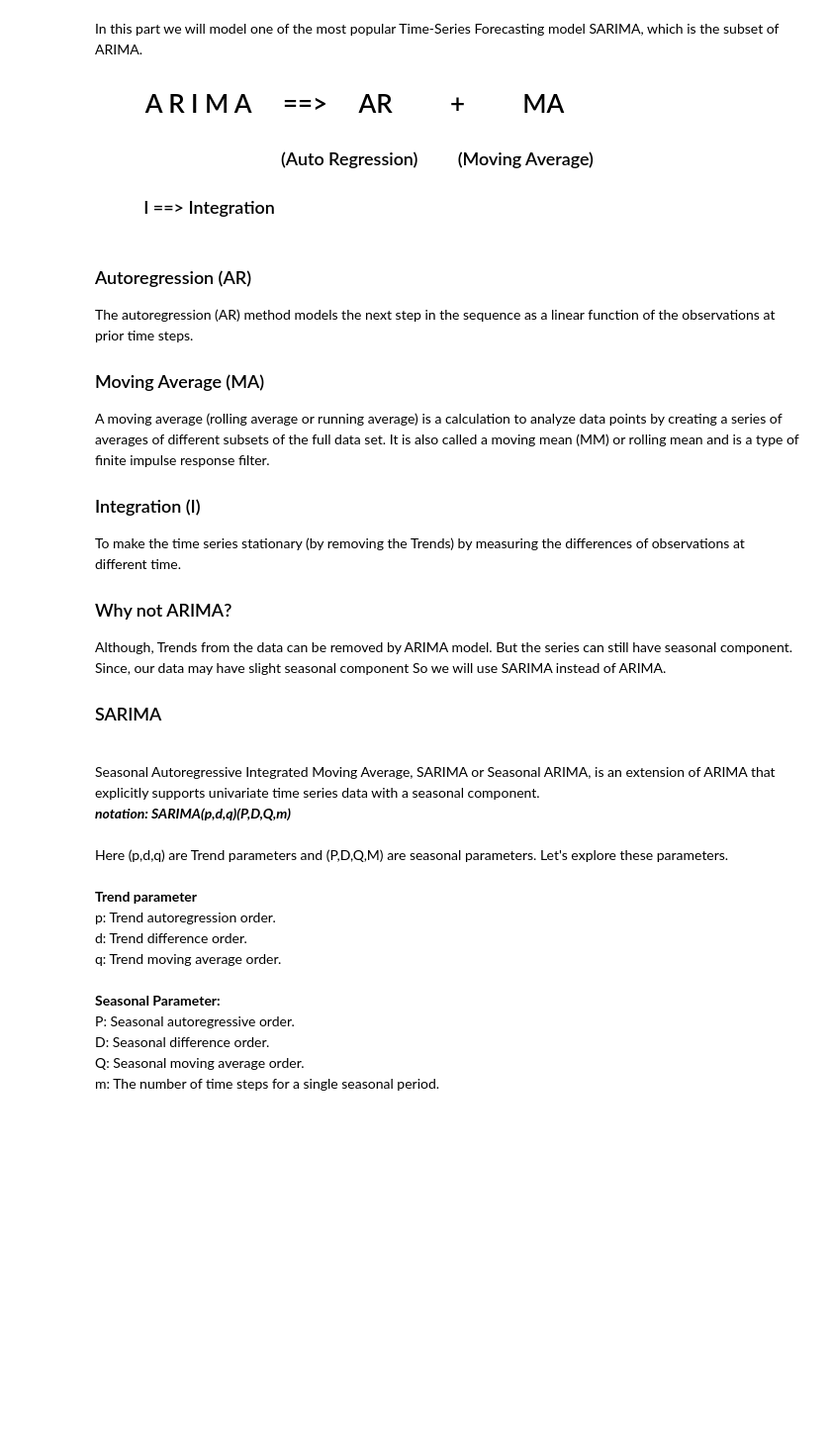
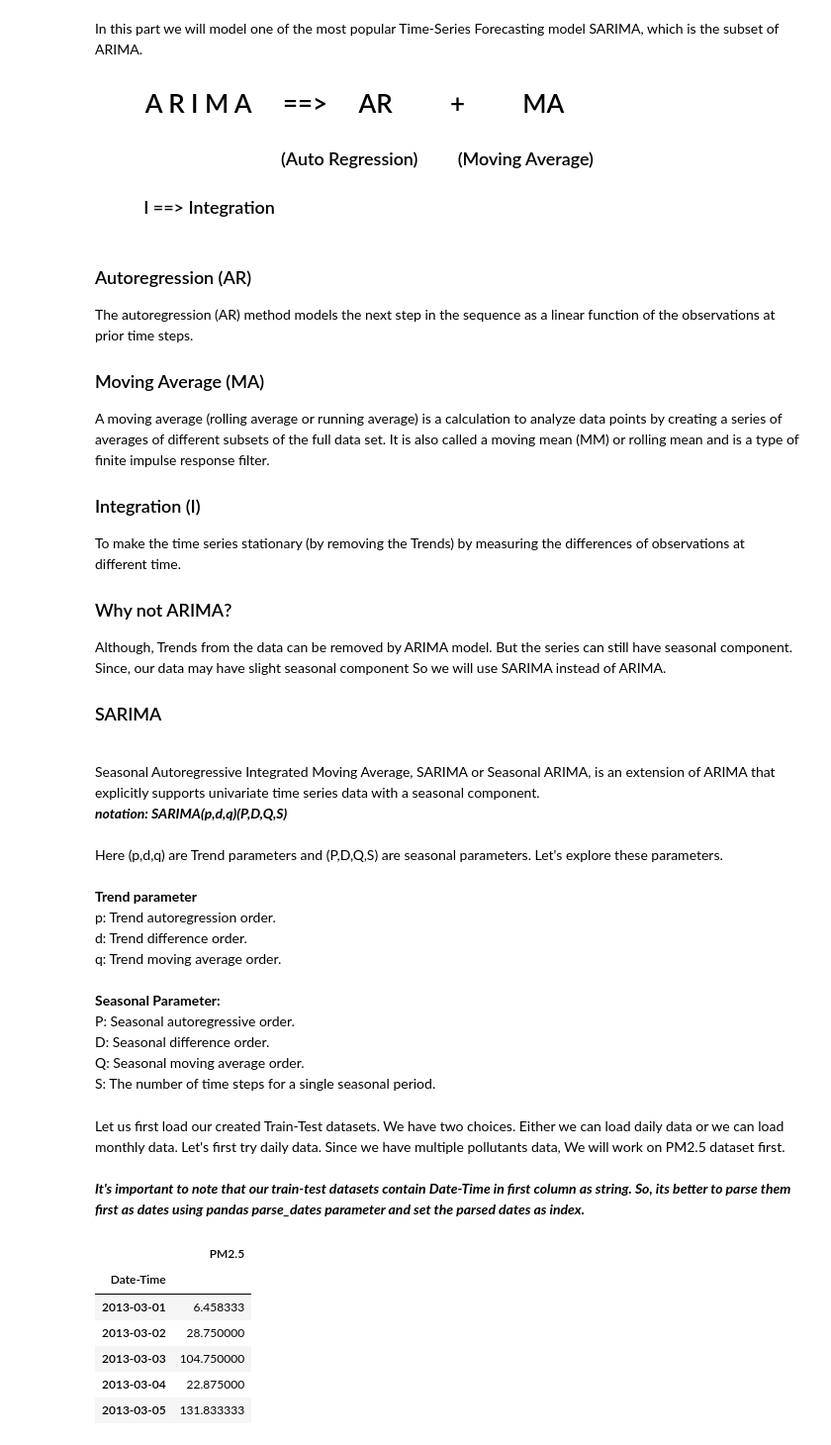
Before and after one commit to aishrock006/Capstone-Project, a Jupyter notebook: 2Data modeling with SARIMA.ipynb, the cells around one changed output. Shown at 99% size. Cells and saved outputs as stored; diff of their text form; code cells hidden in the pictures; blank space fills up the shorter version.

```diff
--- a/2Data modeling with SARIMA.ipynb
+++ b/2Data modeling with SARIMA.ipynb
@@ -27,8 +27,8 @@ Although, Trends from the data can be removed by ARIMA model. But the series can
 Seasonal Autoregressive Integrated Moving Average, SARIMA or Seasonal ARIMA, is an extension of ARIMA that explicitly supports univariate time series data with a seasonal component.
 <br>
 
-***notation: <b>SARIMA(p,d,q)(P,D,Q,m)</b>*** <br><br>
-Here (p,d,q) are Trend parameters and (P,D,Q,M) are seasonal parameters. Let's explore these parameters.<br>
+***notation: <b>SARIMA(p,d,q)(P,D,Q,S)</b>*** <br><br>
+Here (p,d,q) are Trend parameters and (P,D,Q,S) are seasonal parameters. Let's explore these parameters.<br>
 <br><b>Trend parameter<br></b>
 p: Trend autoregression order.<br>
 d: Trend difference order.<br>
@@ -37,4 +37,4 @@ q: Trend moving average order.<br>
 P: Seasonal autoregressive order.<br>
 D: Seasonal difference order.<br>
 Q: Seasonal moving average order.<br>
-m: The number of time steps for a single seasonal period.
+S: The number of time steps for a single seasonal period.
@@ -42,0 +47,3 @@ m: The number of time steps for a single seasonal period.
+# %% [markdown]
+Let us first load our created Train-Test datasets. We have two choices. Either we can load daily data or we can load monthly data. Let's first try daily data. Since we have multiple pollutants data, We will work on PM2.5 dataset first.<br><br>
+***It's important to note that our train-test datasets contain Date-Time in first column as string. So, its better to parse them first as dates using pandas parse_dates parameter and set the parsed dates as index.***
@@ -42,0 +54,11 @@ m: The number of time steps for a single seasonal period.
+# %%
+# print first few rows
+train_PM25.head()
+# %% [output]
+|  | PM2.5 |
+| Date-Time |  |
+| 2013-03-01 | 6.458333 |
+| 2013-03-02 | 28.750000 |
+| 2013-03-03 | 104.750000 |
+| 2013-03-04 | 22.875000 |
+| 2013-03-05 | 131.833333 |
```
Also changed, not shown: parts of 9 cells of this notebook.
